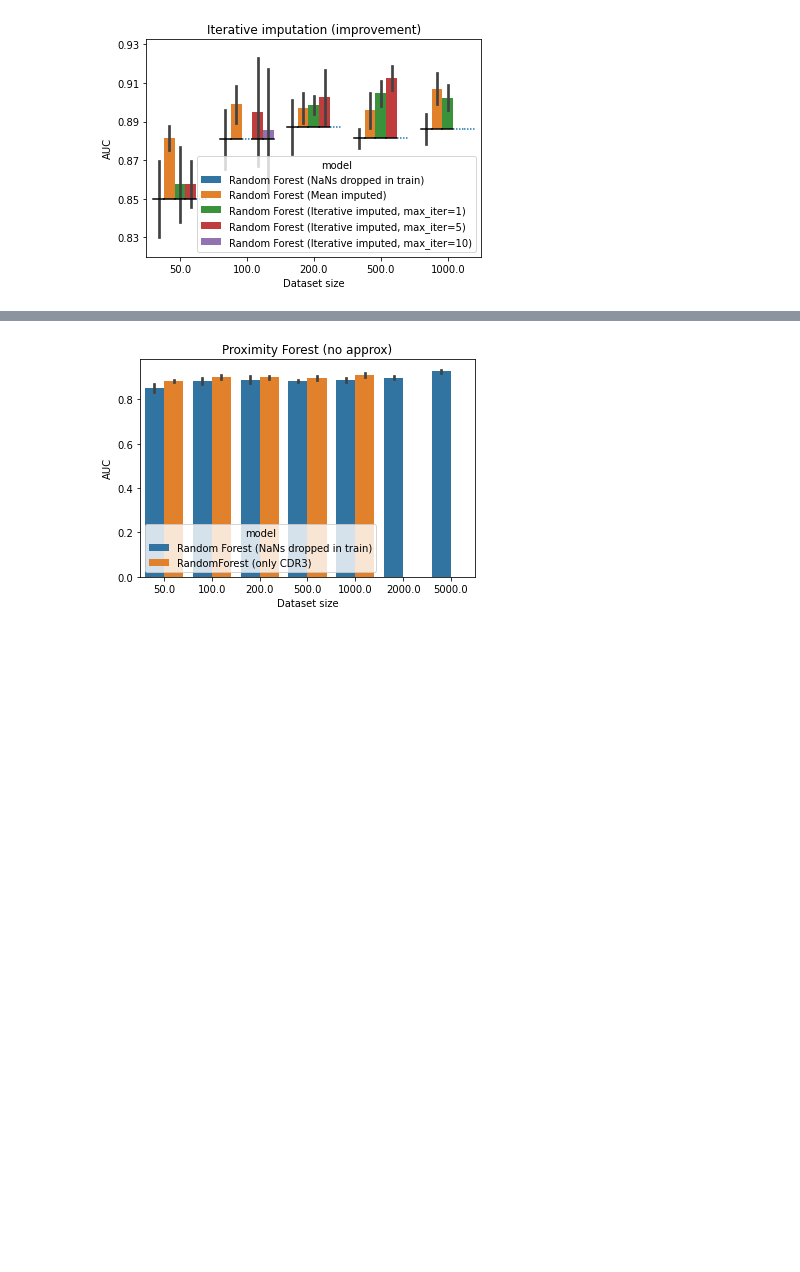
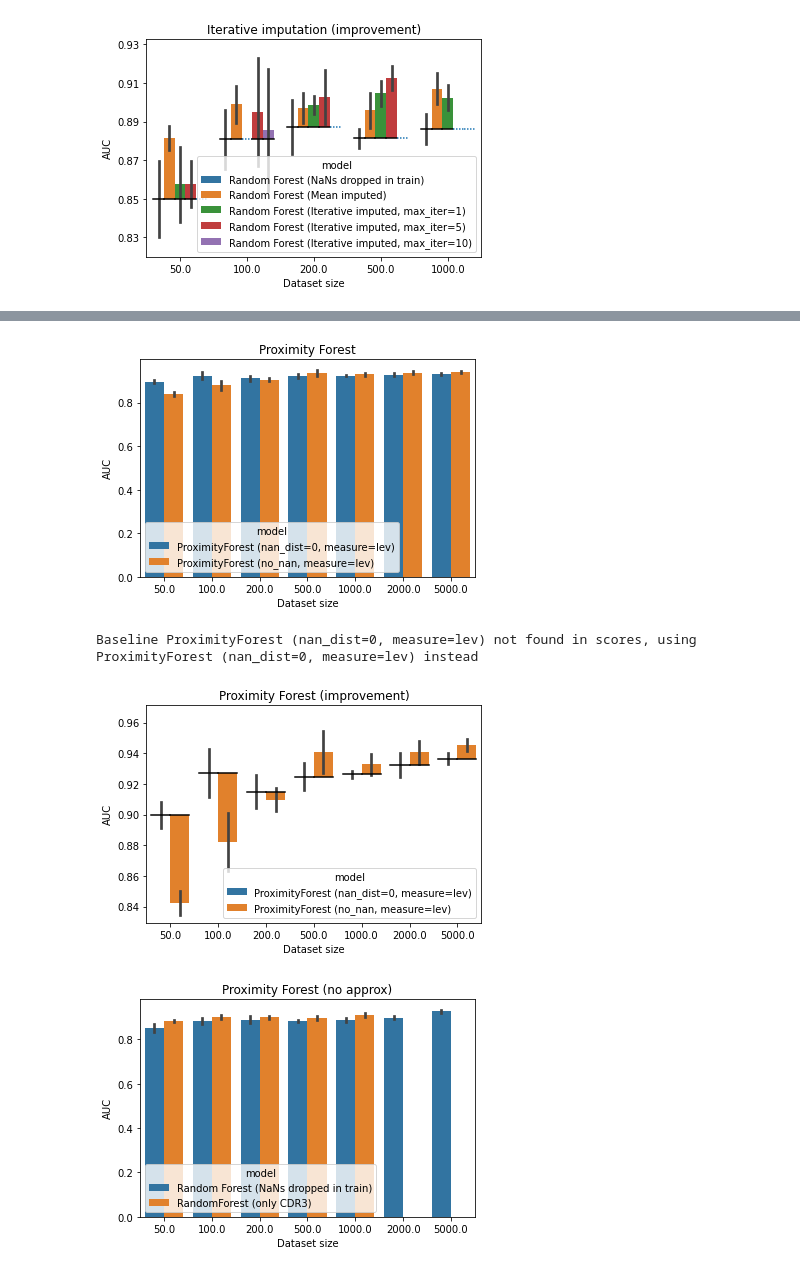
Before and after one commit to arnodeceuninck/thesis, a Jupyter notebook: 99.1 compose.ipynb, the cells around one changed output, grey strips where cells are left out. Drawn from its saved outputs; the diff is of its cells as text; code cells hidden in the pictures; blank space fills up the shorter version.

```diff
--- a/99.1 compose.ipynb
+++ b/99.1 compose.ipynb
@@ -341,3 +288,14 @@ plot_scores(df, title, wrap=True, x="df_size", hue="model", xlabel="Dataset size
+# %%
+df = df[df.model.isin(["ProximityForest (nan_dist=0, measure=lev)",
+                    "ProximityForest (no_nan, measure=lev)"])]
+
+output = 'graphs/GILGFVFTL-proximity-forest-lev.png'
+plot_scores(df, title, wrap=True, x="df_size", hue="model", xlabel="Dataset size", ylabel="AUC", output_file=output,
+            plot=True)
+# %% [output]
+[figure, added]
+Baseline ProximityForest (nan_dist=0, measure=lev) not found in scores, using ProximityForest (nan_dist=0, measure=lev) instead
+[figure, added]
 # %%
 title = "Proximity Forest (no approx)"
 df = compose_all(
```
Also changed, not shown: parts of 20 cells of this notebook, 7 other files.
